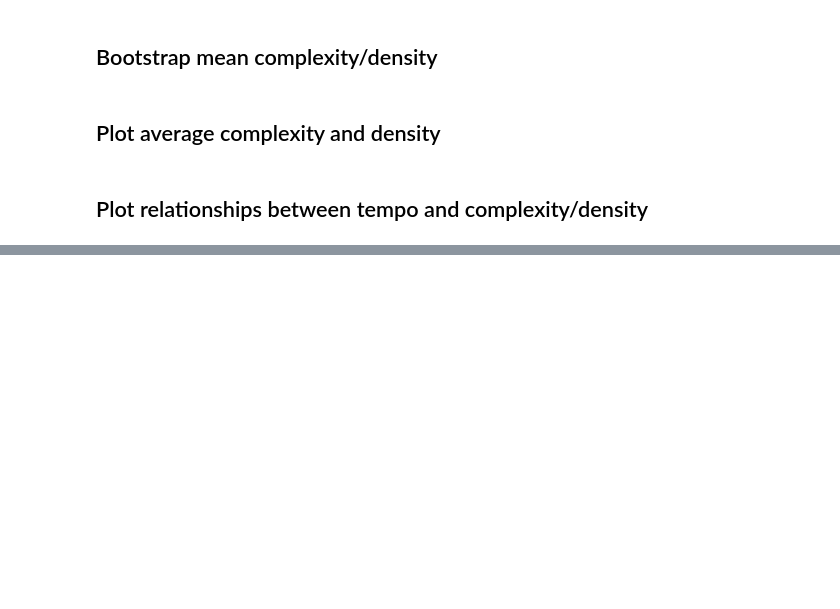
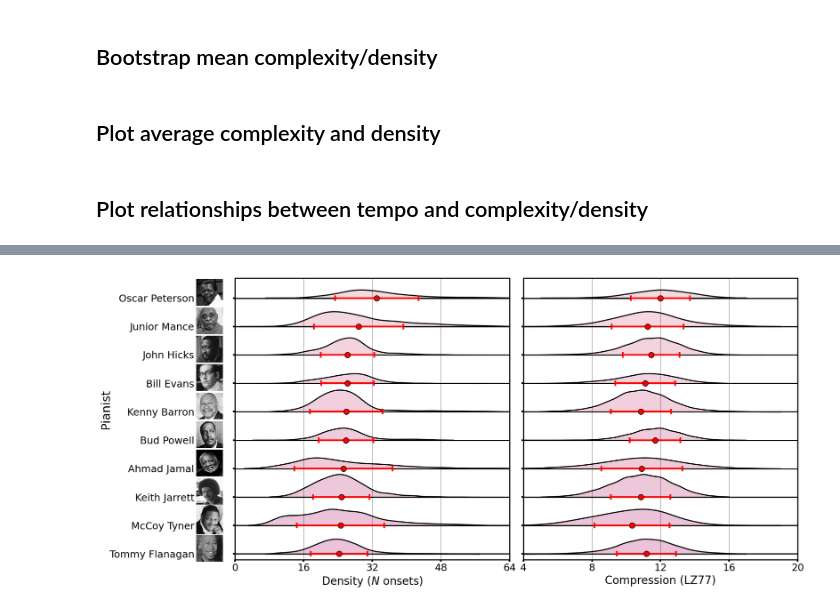
Before and after one commit to HuwCheston/Jazz-Trio-Database, a Jupyter notebook: notebooks/rhythm/0.1-cheston-ioi-complexity.ipynb, the cells around one changed output, grey strips where cells are left out. Cells and saved outputs as stored; diff of their text form; code cells hidden in the pictures; blank space fills up the shorter version.

```diff
--- a/notebooks/rhythm/0.1-cheston-ioi-complexity.ipynb
+++ b/notebooks/rhythm/0.1-cheston-ioi-complexity.ipynb
@@ -14,7 +14,7 @@ from src.visualise.complexity_plots import *
 # %% [markdown]
 ## Load in data
 # %%
-onsets = utils.unserialise_object(fr'{utils.get_project_root()}\models\matched_onsets_corpus_chronology.p')
+onsets = utils.load_corpus_from_files(fr'{utils.get_project_root()}/data/cambridge-jazz-trio-database-v02')
 # %%
 fracs = [1, 1/2, 5/12, 3/8, 1/3, 1/4, 1/6, 1/8, 1/12, 0]
 fracs_s = [r'>$\frac{1}{2}$', r'$\frac{1}{2}$', r'$\frac{5}{12}$', r'$\frac{3}{8}$', r'$\frac{1}{3}$', r'$\frac{1}{4}$', r'$\frac{1}{6}$', r'$\frac{1}{8}$', r'$\frac{1}{12}$', r'<$\frac{1}{12}$']
@@ -80,9 +80,14 @@ plt.show()
 cdfs = []
 total_score = 0
 for num, t in enumerate(onsets):
+    if not t.item['in_30_corpus']:
+        continue
     print(f'{num} / {len(onsets)}')
-    downbeats = t.ons['downbeats_manual']
-    tempo = t.tempo
+    downbeats = t.ons['downbeats_auto']
+    # These are the beat timestamps from the matched onsets
+    band_beats = get_beats_from_matched_onsets(t.summary_dict)
+    # The tempo and time signature of the track
+    tempo = (60 / band_beats.diff()).mean()
     time_signature = t.item['time_signature']
     # if time_signature == 3:
     #     continue
@@ -99,6 +104,7 @@ for num, t in enumerate(onsets):
         cdf['mbz_id'] = t.item['mbz_id']
         cdf['instr'] = instr
         cdf['tempo'] = t.tempo
+        cdf
         cdfs.append(cdf)
 print(total_score)
 # %% [markdown]
@@ -138,0 +147,28 @@ average.dropna().shape
+# %%
+cdfs = []
+for num, t in enumerate(onsets):
+    if not t.item['in_30_corpus']:
+        continue
+    print(f'{num} / {len(onsets)}')
+    downbeats = t.ons['downbeats_auto']
+    # These are the beat timestamps from the matched onsets
+    band_beats = get_beats_from_matched_onsets(t.summary_dict)
+    # The tempo and time signature of the track
+    tempo = (60 / band_beats.diff()).mean()
+    time_signature = t.item['time_signature']
+    for instr in ['piano']:
+        my_onsets = t.ons[instr]
+        cdf = IOIComplexity(
+            my_onsets=my_onsets,
+            downbeats=downbeats,
+            tempo=tempo,
+            time_signature=time_signature
+        )
+        for idx, val in cdf.complexity_df.iterrows():
+            cdfs.append(dict(
+                bandleader=t.item['bandleader'],
+                instr=instr,
+                lz77=val['lz77'],
+                n_onsets=val['n_onsets']
+            ))
+cdf = pd.DataFrame(cdfs)
@@ -138,0 +190,4 @@ average.dropna().shape
+# %%
+ViolinPlotOnsetComplexity(cdf).create_plot()
+# %% [output]
+[figure, added]
```
Also changed, not shown: parts of 5 cells of this notebook, 3 other files.
